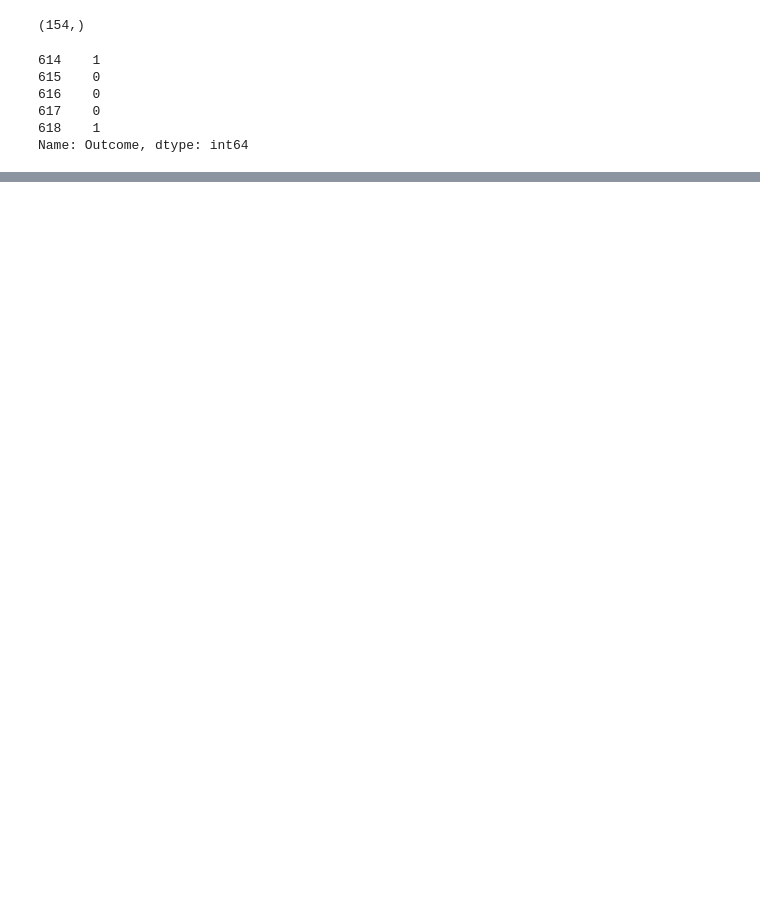
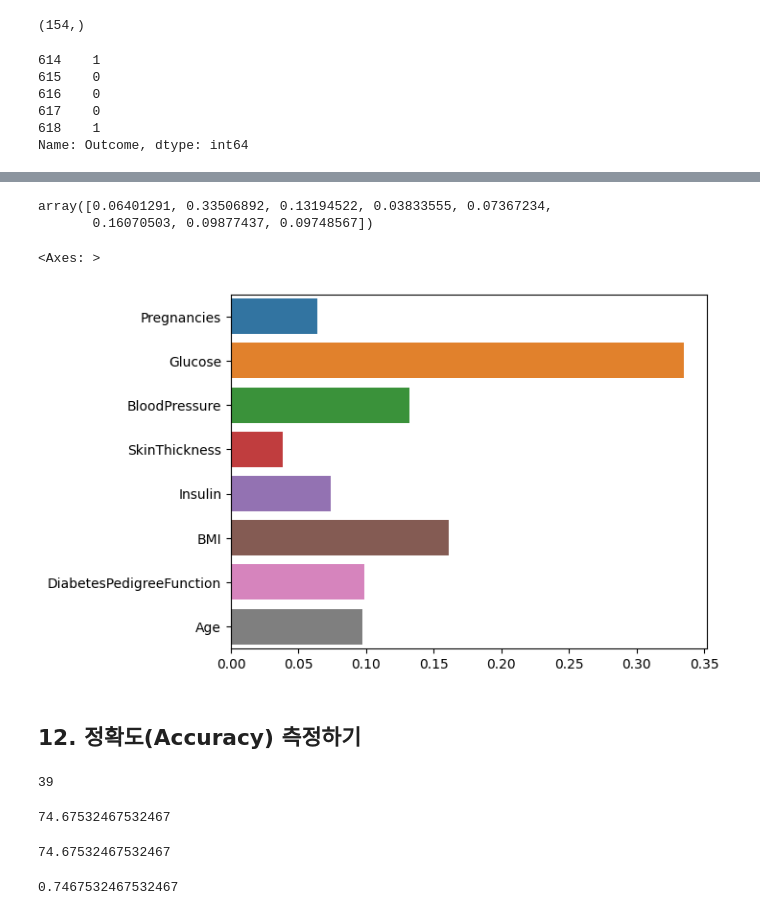
Before and after one commit to jhk990602/datapractice, a Jupyter notebook: Pima_Indians_Diabetes.ipynb, the cells around one changed output, grey strips where cells are left out. Cells and saved outputs as stored; diff of their text form; code cells hidden in the pictures; blank space fills up the shorter version.

```diff
--- a/Pima_Indians_Diabetes.ipynb
+++ b/Pima_Indians_Diabetes.ipynb
@@ -134,0 +174,38 @@ Name: Outcome, dtype: int64
+# %%
+#feature의 중요도를 추출
+model.feature_importances_
+# %% [output]
+array([0.06401291, 0.33506892, 0.13194522, 0.03833555, 0.07367234,
+       0.16070503, 0.09877437, 0.09748567])
+# %%
+#feature의 중요도 시각화하기
+sns.barplot(x=model.feature_importances_, y=feature_names)
+# %% [output]
+<Axes: >
+[figure, added]
+# %% [markdown]
+## 12. 정확도(Accuracy) 측정하기
+# %%
+#실제값 - 예측값을 빼주면 같은 값은 0으로 나오게 된다.
+#여기에서 절대값을 씌운 값이 1인 값이 다르게 예측한 값이 된다.
+
+diff_count = abs(y_test - y_predict).sum()
+diff_count
+# %% [output]
+39
+# %%
+#예측의 정확도를 구하기,
+(len(y_test)-diff_count) / len(y_test) *100
+# %% [output]
+74.67532467532467
+# %%
+#구현된 알고리즘을 통해 정확도 측정
+from sklearn.metrics import accuracy_score
+accuracy_score(y_test, y_predict) *100
+# %% [output]
+74.67532467532467
+# %%
+#model 의 score 로 점수를 계산
+model.score(X_test, y_test)
+# %% [output]
+0.7467532467532467
```
Also changed, not shown: parts of 10 cells of this notebook.
